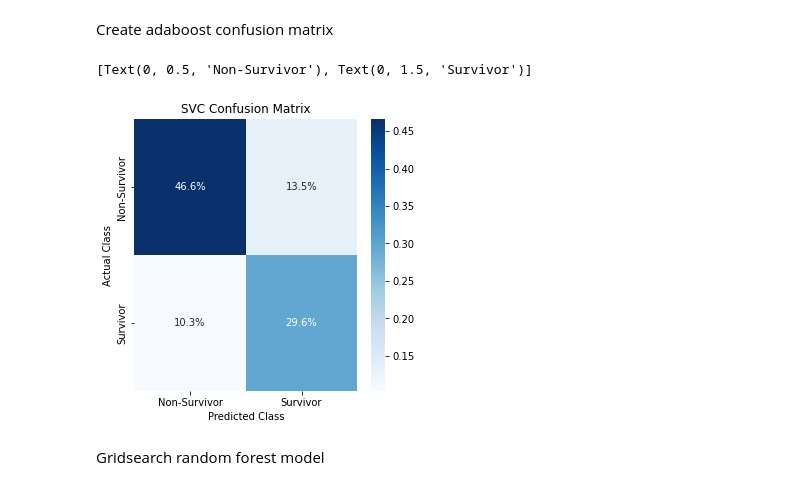
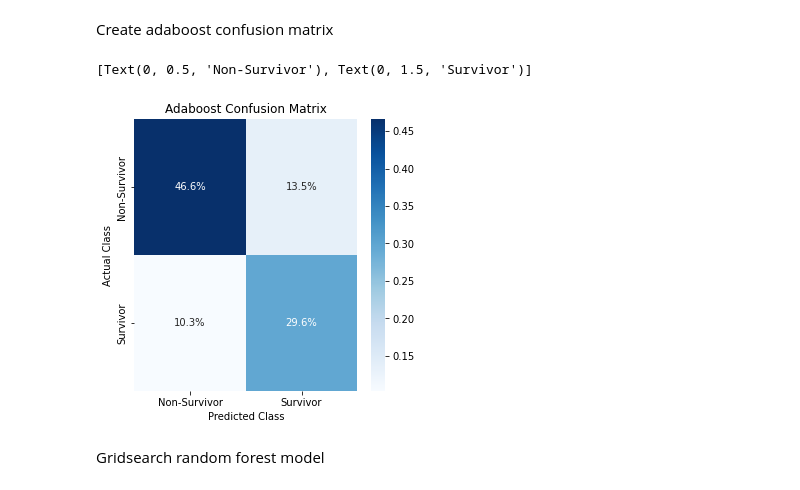
Before and after one commit to blantj/Titanic_Survival_Classification, a Jupyter notebook: v2/Modeling-Pclass&Embarked&Sex&Age.ipynb, the cells around one changed output. Drawn from its saved outputs; the diff is of its cells as text; code cells hidden in the pictures.

```diff
--- a/v2/Modeling-Pclass&Embarked&Sex&Age.ipynb
+++ b/v2/Modeling-Pclass&Embarked&Sex&Age.ipynb
@@ -428,15 +428,15 @@ Create adaboost confusion matrix
 # %%
 cm = confusion_matrix(y_test, y_test_pred_ab)
 fig, ax = plt.subplots(figsize=(5,5))
 matrix = sns.heatmap(cm/np.sum(cm), annot=True, ax = ax, cmap = 'Blues', fmt = '.1%')
-matrix.set_title('SVC Confusion Matrix')
+matrix.set_title('Adaboost Confusion Matrix')
 matrix.set_xlabel('Predicted Class')
 matrix.set_xticklabels(['Non-Survivor', 'Survivor'])
 matrix.set_ylabel('Actual Class')
 matrix.set_yticklabels(['Non-Survivor', 'Survivor'])
 # %% [output]
 [Text(0, 0.5, 'Non-Survivor'), Text(0, 1.5, 'Survivor')]
-[figure, old version]
+[figure, new version]
 # %% [markdown]
 Gridsearch random forest model
 # %%
```
Also changed, not shown: parts of 12 cells of this notebook, 5 other files.
